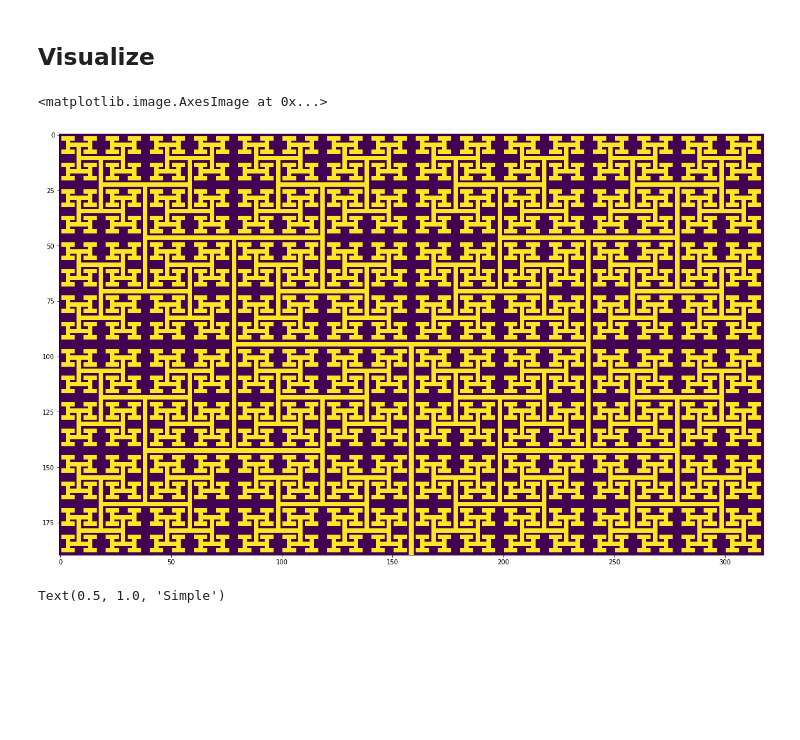
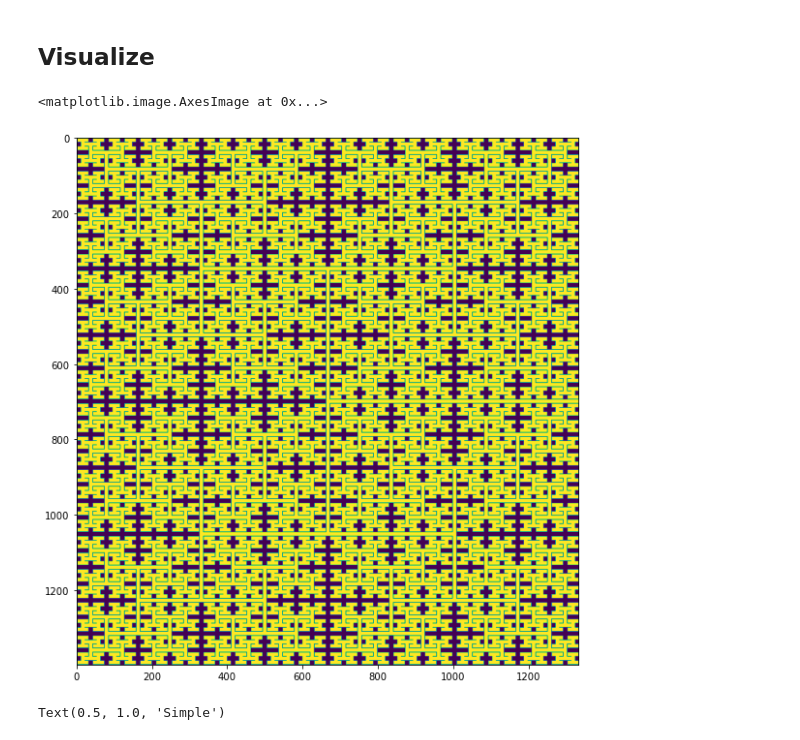
Before and after one commit to RajanDasgupta/agent-azur, a Jupyter notebook: maze/make_maze.ipynb, the cells around one changed output. Cells and saved outputs as stored; diff of their text form; code cells hidden in the pictures; blank space fills up the shorter version.

```diff
--- a/maze/make_maze.ipynb
+++ b/maze/make_maze.ipynb
@@ -550,46 +550,43 @@ layout = np.insert(layout, int(layout.shape[1]*4/5)+4, path, axis=0)
 # %% [markdown]
 ## Fractal
 # %%
-layout = np.array([
-    [-1, -1, -1, -1, -1, -1, -1, -1],
-    [-1, 0, 0, 0, 0, 0, 0, -1],
-    [-1, 0, 0, 0, 0, 0, 0, -1],
-    [-1, -1, -1, 0, 0, -1, -1, -1]
-])
+def fractal_maze (n=5, path_width=2, layout=None):
+    """
+    Returns binary maze with specified path width
+    and repeated 2^n times
+    """
+    # Construct default layout
+    if layout is None:
+        layout = np.zeros((path_width + 1, path_width + 2))
+        layout[0, :] = -1
+        layout[:, 0] = -1
+        layout[:, -1] = -1
 
-n = 5 # number of times to repeat
-
-def fractal_maze (layout, n=5):
-    """
-    Returns binary maze with layout matrix repeated 2^n times
-    """
+    # Loop
     for i in range(n):
         div = i%2 == 0
-
         # Flip
         flipped = np.flip(layout, axis=int(not div))
-
         # Construct entry path
-        path = np.zeros(layout.shape[int(div)])
-        path[:int(len(path)/2) - 1] = -1
-
+        path = np.zeros(layout.shape[int(div)]) -1
+        path[int(int(len(path)/2) - np.floor(path_width/2)):] = 0
         # Concatenate
         if div:
-            path = np.tile(path, (2, 1))
+            path = np.tile(path, (path_width, 1))
             layout = np.vstack((layout, path, flipped))
         else:
-            path = np.tile(path.reshape(len(path), 1), (1, 2))
+            path = np.tile(path.reshape(len(path), 1), (1, path_width))
             layout = np.hstack((layout, path, flipped))
 
-    return layout
+    return layout.T
 # %% [markdown]
 ## Visualize
 # %%
-plt.figure(figsize=(20, 20))
-plt.imshow(fractal_maze(layout, 10))
+plt.figure(figsize=(10, 10))
+plt.imshow(fractal_maze(12, 10))
 # %% [output]
 <matplotlib.image.AxesImage at 0x...>
-[figure, old version]
+[figure, new version]
 # %%
 # Visualise GridWorlds
 
```
